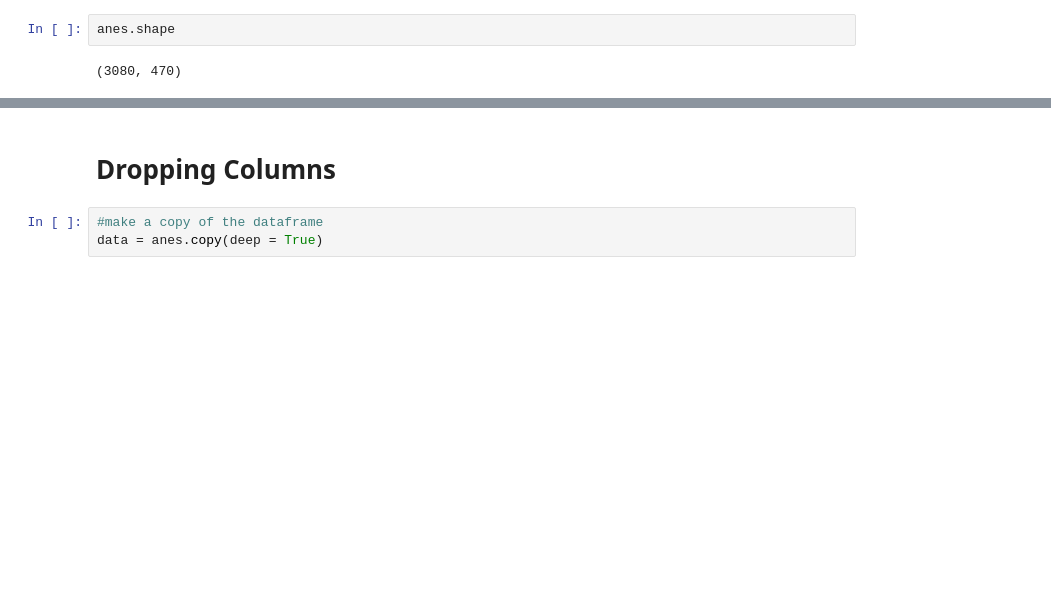
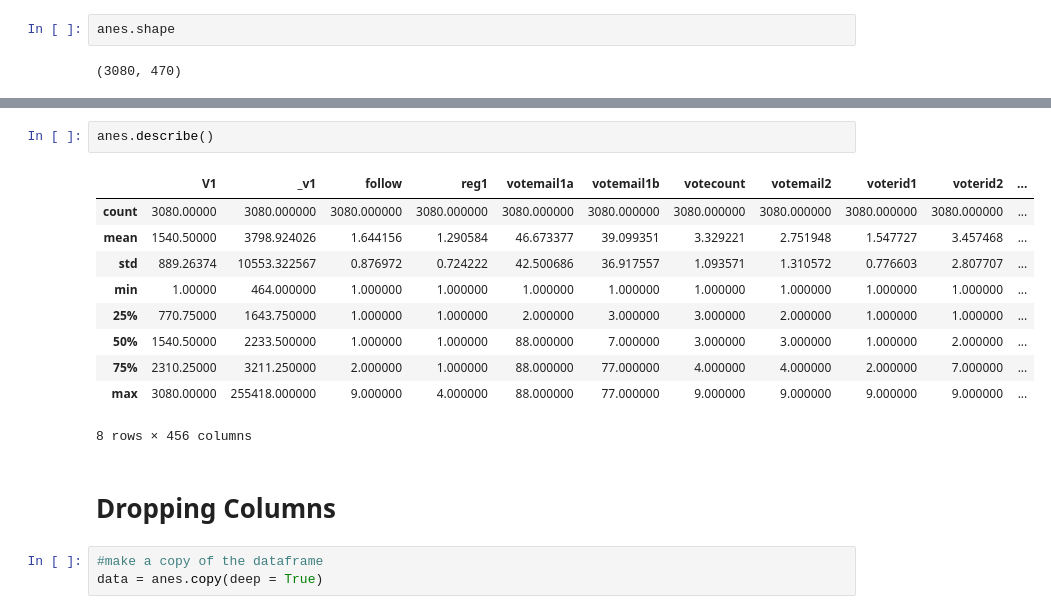
Before and after one commit to sarahadamsjack/Predicting-Misinformed-Views-About-COVID-19, a Jupyter notebook: eda.ipynb, the cells around one changed output, grey strips where cells are left out. Drawn from its saved outputs; the diff is of its cells as text; blank space fills up the shorter version.

```diff
--- a/eda.ipynb
+++ b/eda.ipynb
@@ -22,3 +43,16 @@ anes.shape
+# %%
+anes.describe()
+# %% [output]
+|  | V1 | _v1 | follow | reg1 | votemail1a | votemail1b | votecount | votemail2 | voterid1 | voterid2 | ... |
+| count | 3080.00000 | 3080.000000 | 3080.000000 | 3080.000000 | 3080.000000 | 3080.000000 | 3080.000000 | 3080.000000 | 3080.000000 | 3080.000000 | ... |
+| mean | 1540.50000 | 3798.924026 | 1.644156 | 1.290584 | 46.673377 | 39.099351 | 3.329221 | 2.751948 | 1.547727 | 3.457468 | ... |
+| std | 889.26374 | 10553.322567 | 0.876972 | 0.724222 | 42.500686 | 36.917557 | 1.093571 | 1.310572 | 0.776603 | 2.807707 | ... |
+| min | 1.00000 | 464.000000 | 1.000000 | 1.000000 | 1.000000 | 1.000000 | 1.000000 | 1.000000 | 1.000000 | 1.000000 | ... |
+| 25% | 770.75000 | 1643.750000 | 1.000000 | 1.000000 | 2.000000 | 3.000000 | 3.000000 | 2.000000 | 1.000000 | 1.000000 | ... |
+| 50% | 1540.50000 | 2233.500000 | 1.000000 | 1.000000 | 88.000000 | 7.000000 | 3.000000 | 3.000000 | 1.000000 | 2.000000 | ... |
+| 75% | 2310.25000 | 3211.250000 | 2.000000 | 1.000000 | 88.000000 | 77.000000 | 4.000000 | 4.000000 | 2.000000 | 7.000000 | ... |
+| max | 3080.00000 | 255418.000000 | 9.000000 | 4.000000 | 88.000000 | 77.000000 | 9.000000 | 9.000000 | 9.000000 | 9.000000 | ... |
+8 rows × 456 columns
 # %% [markdown]
 # Dropping Columns
 # %%
```
Also changed, not shown: parts of 68 cells of this notebook.
